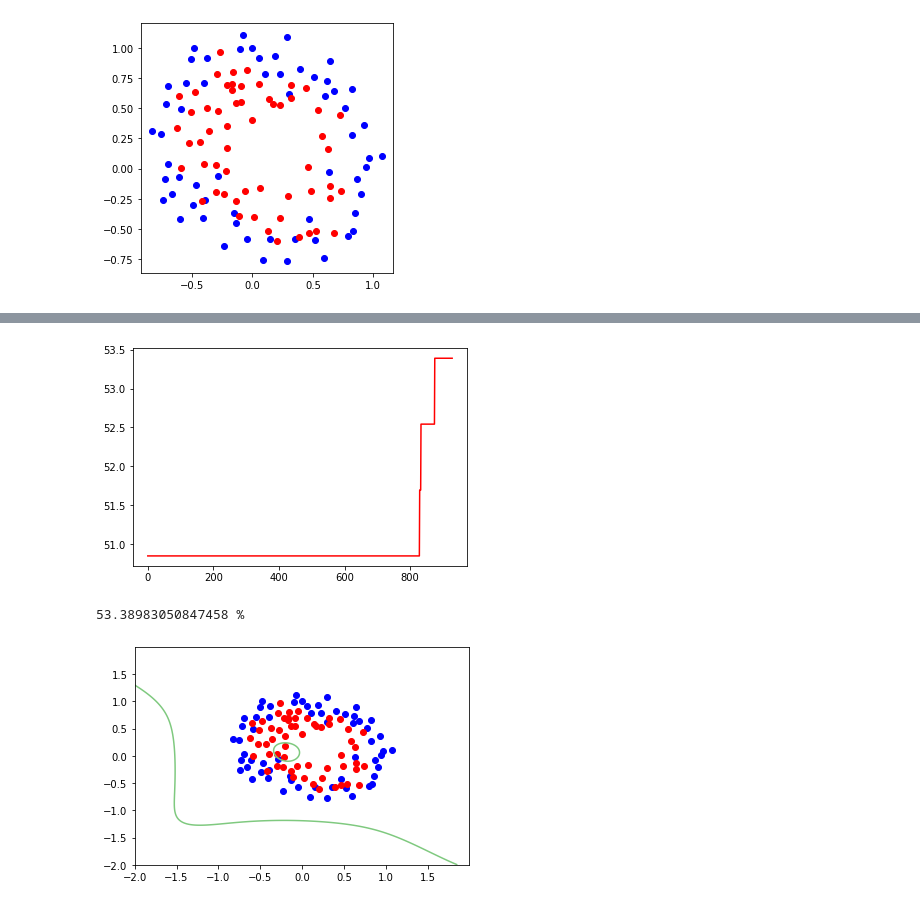
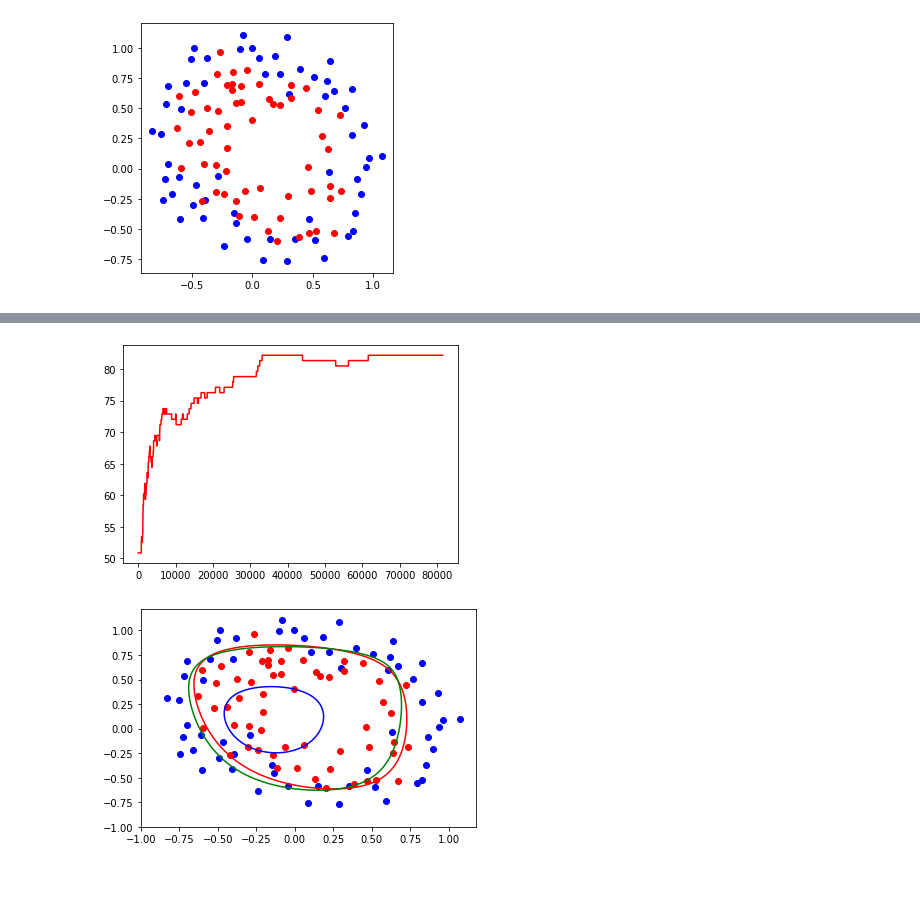
Before and after one commit to CJavaPython/AssignmentFolder, a Jupyter notebook: Assignment07/Assignment07.ipynb, the cells around one changed output, grey strips where cells are left out. Drawn from its saved outputs; the diff is of its cells as text; code cells hidden in the pictures; blank space fills up the shorter version.

```diff
--- a/Assignment07/Assignment07.ipynb
+++ b/Assignment07/Assignment07.ipynb
@@ -99,0 +139,22 @@ print(iter)
+# %%
+iter3 = 0
+while 1:
+  #sigmoid
+  T3 = np.squeeze(Theta3, 1)
+  z3 = X_poly.dot(T3)
+  sigz3 = 1 / (1 + np.exp(-z3))
+  #accuracy
+  acc = (sigz3 > 0.5)
+  accuracy = (acc == label)
+  accuracy_list3.append((np.sum(accuracy) / len(label)) * 100)
+  #Error
+  tmp3 = E3
+  E3 = (np.sum(-label * np.log(sigz3) - (1-label) * np.log(1-sigz3)) / len(label)) + lmbd3 * np.sum(np.power(Theta3, 2)) / 2
+  E_list3.append(E3)
+  #gradient
+  sigz3 = np.mat(sigz3).T
+  Theta3 -= alpha * (np.dot(X_poly.T, (sigz3 - l)) / len(label) + lmbd3 * np.sum(Theta3))
+  iter3 += 1
+  if abs(tmp3 - E3) < Threshold:
+      break
+print(iter3)
@@ -100,38 +183,41 @@ print(iter)
 # %%
 plt.figure()
-plt.plot(accuracy_list, c='r')
+plt.plot(accuracy_list2, c='r')
 plt.show()
 # %% [output]
-[figure, old version]
+[figure, new version]
-# %%
-print(accuracy_list[len(accuracy_list) - 1], "%")
-# %% [output]
-53.38983050847458 %
 # %%
-x_graph = np.arange(-2, 2, 0.01)
-y_graph = np.arange(-2, 2, 0.01)
+x_graph = np.arange(-1, 1, 0.01)
+y_graph = np.arange(-1, 1, 0.01)
 X, Y = np.meshgrid(x_graph, y_graph)
 #meshgrid된 2차원 X, Y를 1차원으로 핀다
 X = np.ravel(X)
 Y = np.ravel(Y)
 #XY를 위의 X_poly처럼 합쳐준다
 XY = np.ones(len(X))
 for i in range(0, degree):
   for j in range(0, degree):
       #0,0인경우는 제외
       if i != 0 or j != 0:
         XY = np.column_stack((XY, (X ** i) * (Y ** j)))
 #z = theta * X
-Z = XY.dot(Theta)
+Z1 = XY.dot(Theta1)
+
+Z2 = XY.dot(Theta2)
+
+Z3 = XY.dot(Theta3)
 
 #다시 matrix로 되돌린다
 X = X.reshape((len(x_graph), len(y_graph)))
 Y = Y.reshape((len(x_graph), len(y_graph)))
-Z = Z.reshape((len(x_graph), len(y_graph)))
-line = plt.contour(X,Y,Z,levels=[0],cmap= "Accent")
-
+Z1 = Z1.reshape((len(x_graph), len(y_graph)))
+Z2 = Z2.reshape((len(x_graph), len(y_graph)))
+Z3 = Z3.reshape((len(x_graph), len(y_graph)))
 plt.scatter(pointX0, pointY0, c='b')
 plt.scatter(pointX1, pointY1, c='r')
+plt.contour(X,Y,Z1,levels=[0],colors = 'b')
+plt.contour(X,Y,Z2,levels=[0],colors = 'r')
+plt.contour(X,Y,Z3,levels=[0],colors = 'g')
 plt.show()
 # %% [output]
-[figure, old version]
+[figure, new version]
```
Also changed, not shown: parts of 15 cells of this notebook.
